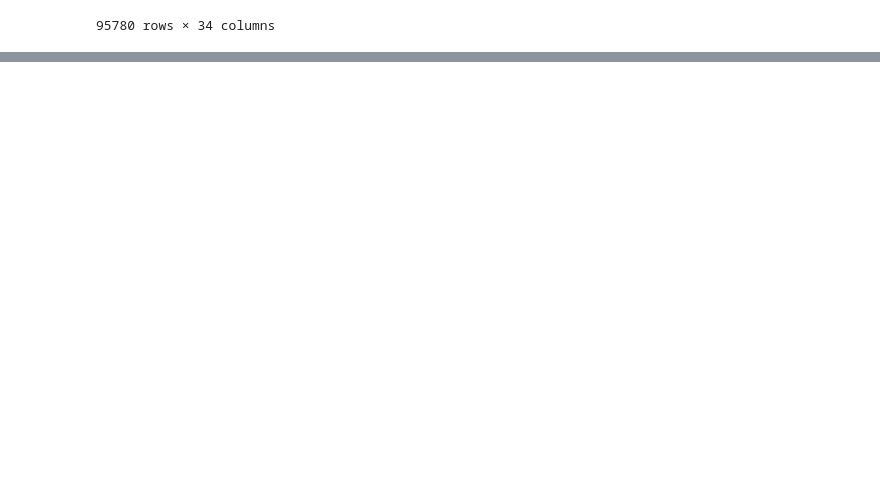
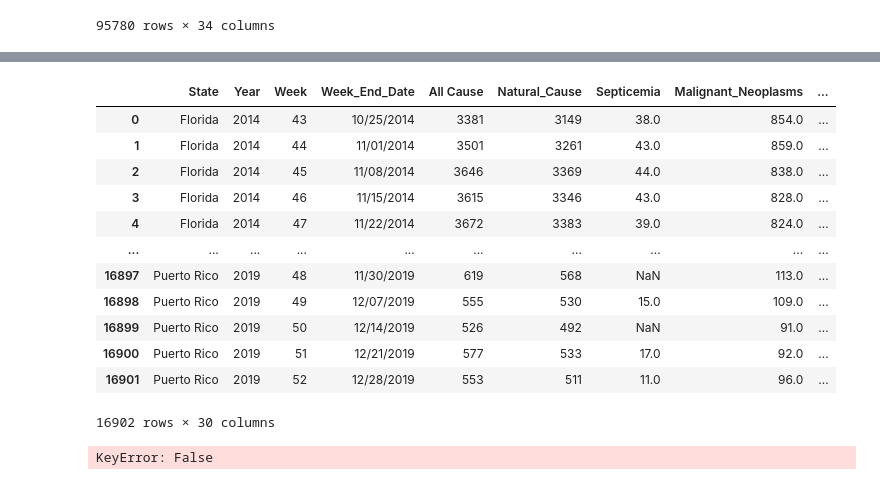
Before and after one commit to HaylieCannon/nss-capstone, a Jupyter notebook: notebook/health_trends.ipynb, the cells around one changed output, grey strips where cells are left out. Drawn from its saved outputs; the diff is of its cells as text; code cells hidden in the pictures; blank space fills up the shorter version.

```diff
--- a/notebook/health_trends.ipynb
+++ b/notebook/health_trends.ipynb
@@ -141,0 +194,22 @@ KeyError: "['LocationAbbr', 'LocationDesc', 'DataSource', 'Topic', 'Question', '
+# %%
+death_count = death_count.rename(columns={'Jurisdiction of Occurrence' : 'State', 'MMWR Year' : 'Year', 'MMWR Week': 'Week',	'Week Ending Date' : 'Week_End_Date', 'All Cause' : 'All_Causes',  'Natural Cause' : 'Natural_Cause', 'Septicemia (A40-A41)' : 'Septicemia', 'Malignant neoplasms (C00-C97)' : 'Malignant_Neoplasms', 'Diabetes mellitus (E10-E14)' : 'Diabetes', 'Alzheimer disease (G30)' : 'Alzheimer', 'Influenza and pneumonia (J10-J18)' : 'Flu_and_Pneumonia', 'Chronic lower respiratory diseases (J40-J47)' : 'Lower_Resp_Diseases', 'Other diseases of respiratory system (J00-J06,J30-J39,J67,J70-J98)' : 'Other_Resp_Diseases',	'Nephritis, nephrotic syndrome and nephrosis (N00-N07,N17-N19,N25-N27)' : 'Nephritis', 'Symptoms, signs and abnormal clinical and laboratory findings, not elsewhere classified (R00-R99)' : 'Abnormal_Findings',	'Diseases of heart (I00-I09,I11,I13,I20-I51)' : 'Heart_Disease',	'Cerebrovascular diseases (I60-I69)' : 'Cerebrovascular_diseases'})
+# %%
+death_count
+# %% [output]
+|  | State | Year | Week | Week_End_Date | All Cause | Natural_Cause | Septicemia | Malignant_Neoplasms | ... |
+| 0 | Florida | 2014 | 43 | 10/25/2014 | 3381 | 3149 | 38.0 | 854.0 | ... |
+| 1 | Florida | 2014 | 44 | 11/01/2014 | 3501 | 3261 | 43.0 | 859.0 | ... |
+| 2 | Florida | 2014 | 45 | 11/08/2014 | 3646 | 3369 | 44.0 | 838.0 | ... |
+| 3 | Florida | 2014 | 46 | 11/15/2014 | 3615 | 3346 | 43.0 | 828.0 | ... |
+| 4 | Florida | 2014 | 47 | 11/22/2014 | 3672 | 3383 | 39.0 | 824.0 | ... |
+| ... | ... | ... | ... | ... | ... | ... | ... | ... | ... |
+| 16897 | Puerto Rico | 2019 | 48 | 11/30/2019 | 619 | 568 | NaN | 113.0 | ... |
+| 16898 | Puerto Rico | 2019 | 49 | 12/07/2019 | 555 | 530 | 15.0 | 109.0 | ... |
+| 16899 | Puerto Rico | 2019 | 50 | 12/14/2019 | 526 | 492 | NaN | 91.0 | ... |
+| 16900 | Puerto Rico | 2019 | 51 | 12/21/2019 | 577 | 533 | 17.0 | 92.0 | ... |
+| 16901 | Puerto Rico | 2019 | 52 | 12/28/2019 | 553 | 511 | 11.0 | 96.0 | ... |
+16902 rows × 30 columns
+# %%
+death_count_2018 = death_count[['Year'] == 2018]
+# %% [output]
+KeyError: False
```
Also changed, not shown: parts of 14 cells of this notebook, 2 other files.
